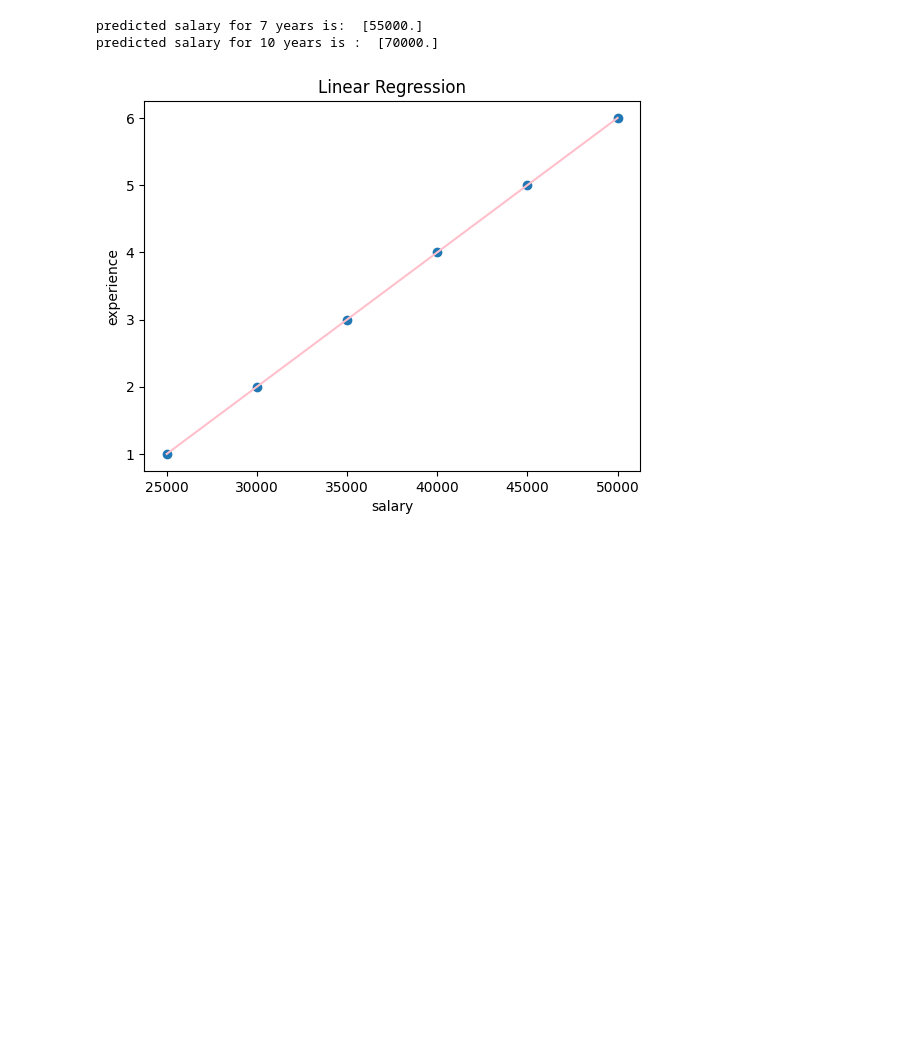
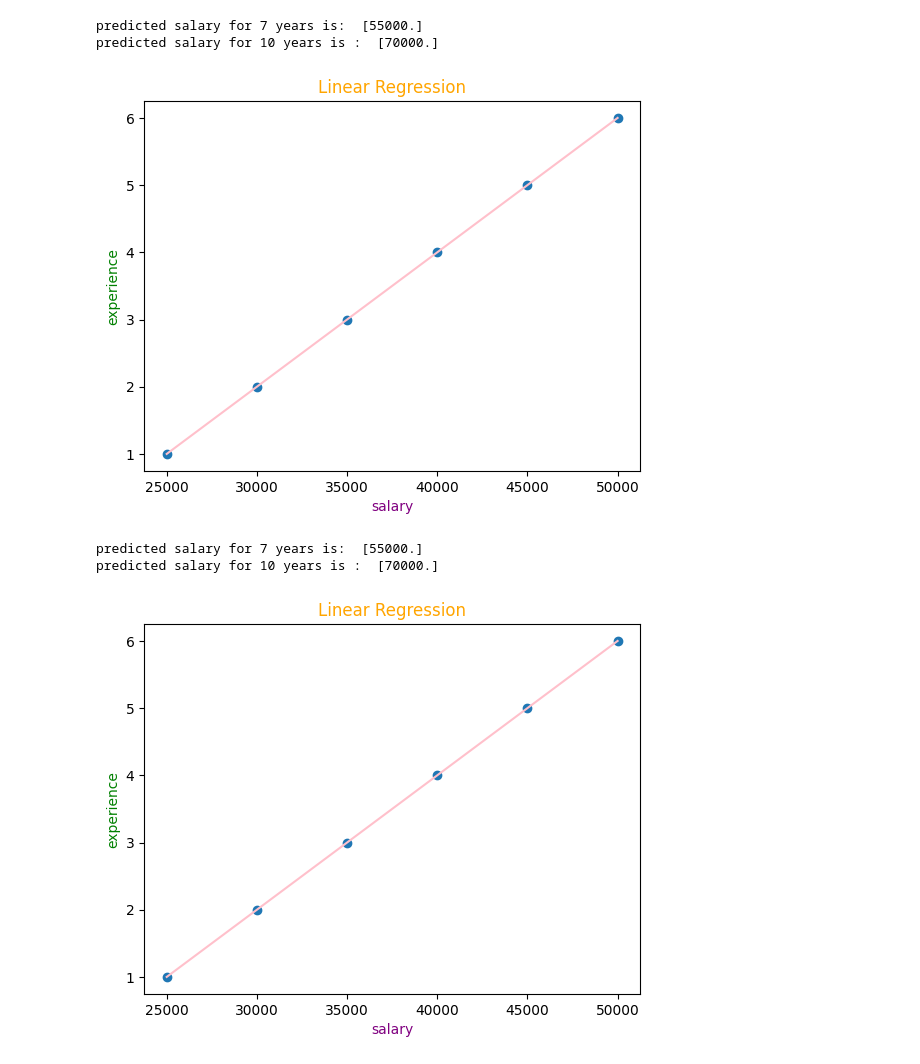
Before and after one commit to Harshita1204/python, a Jupyter notebook: predictSalary.ipynb, the cells around one changed output. Cells and saved outputs as stored; diff of their text form; code cells hidden in the pictures; blank space fills up the shorter version.

```diff
--- a/predictSalary.ipynb
+++ b/predictSalary.ipynb
@@ -3,33 +3,36 @@
 # %%
 import numpy as np;
 import pandas as pd;
 from sklearn.linear_model import LinearRegression
 import matplotlib.pyplot as plt
 
 data={
     'experience':[1,2,3,4,5,6],
     'salary':[25000,30000,35000,40000,45000,50000]
 }
 df=pd.DataFrame(data)
 x=df[['experience']]
 y=df['salary']
 model=LinearRegression()
 model.fit(x,y)
 new_experience=[[7]]
 new_experience1=[[10]]
 predicted_salary=model.predict(new_experience)
 predicted_salary1=model.predict(new_experience1)
 
 print("predicted salary for 7 years is: ",predicted_salary)
 print("predicted salary for 10 years is : ",predicted_salary1)
 
 plt.scatter(df['salary'],df['experience'])
 plt.plot(df['salary'],df['experience'],color='pink')
-plt.xlabel('salary')
-plt.ylabel('experience')
-plt.title('Linear Regression')
+plt.xlabel('salary',color='purple')
+plt.ylabel('experience',color='green')
+plt.title('Linear Regression',color='orange')
 plt.show()
 # %% [output]
 predicted salary for 7 years is:  [55000.]
 predicted salary for 10 years is :  [70000.]
-[figure, old version]
+[figure, new version]
+predicted salary for 7 years is:  [55000.]
+predicted salary for 10 years is :  [70000.]
+[figure, added]
```
